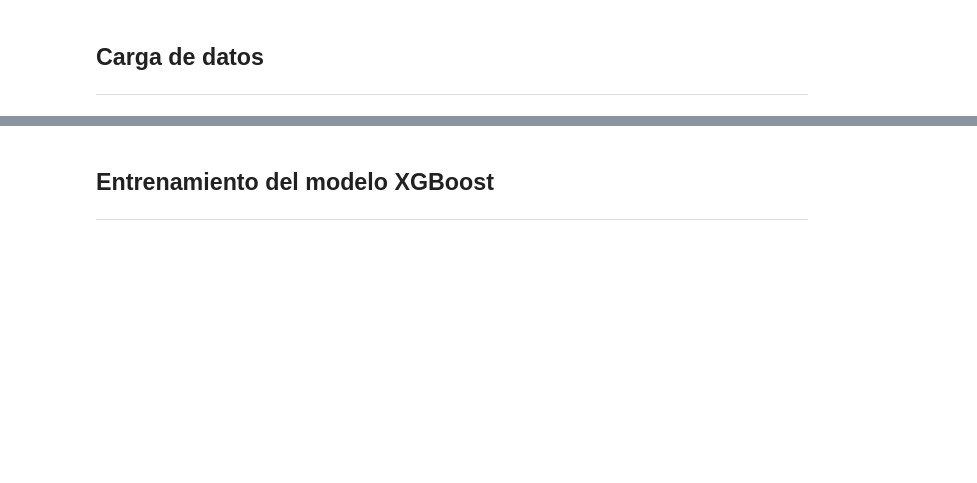
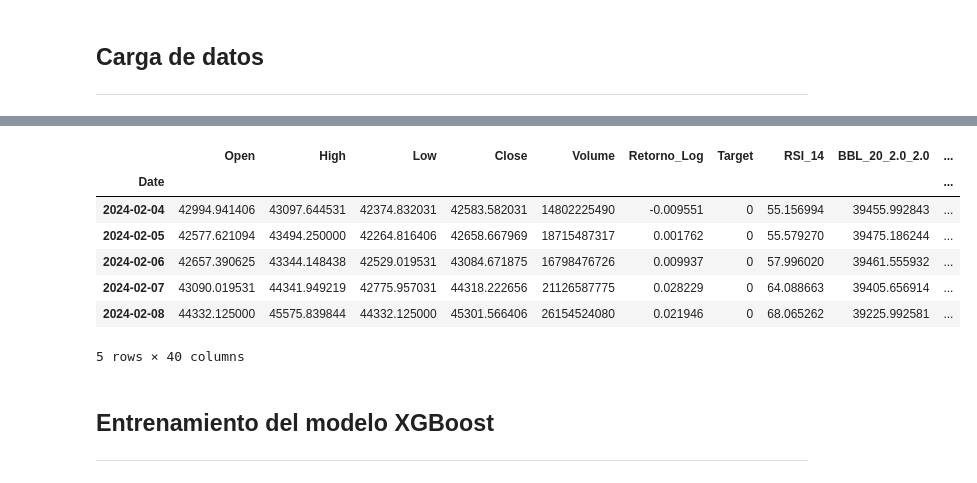
Before and after one commit to julesaccm/Apex-project, a Jupyter notebook: notebooks/hyperparameter_tunning.ipynb, the cells around one changed output, grey strips where cells are left out. Drawn from its saved outputs; the diff is of its cells as text; code cells hidden in the pictures; blank space fills up the shorter version.

Commit message:
refactor/feature: Se crea el modulo_apex y se concluye optimizacion

```diff
--- a/notebooks/hyperparameter_tunning.ipynb
+++ b/notebooks/hyperparameter_tunning.ipynb
@@ -4,19 +4,25 @@
 # %% [markdown]
 ### Configuración de ambiente
 # %%
-import yfinance as yf
 import pandas as pd
 import numpy as np
 
 import matplotlib.pyplot as plt
 import seaborn as sns
 
-import pandas_ta as ta
-
 import xgboost as xgb
 from sklearn.preprocessing import LabelEncoder
 
 import lightgbm as lgb
 
+# Carga de modulos_apex
+from modulos_apex_dev import BTC_DataExtractor as btc_etl
+from modulos_apex_dev import trading_backtester as tbt
+
+import os
+from pathlib import Path
+import sys
 import warnings
 warnings.filterwarnings("ignore")
+
+CURRENT_DIR = os.getcwd()
@@ -361,3 +104,14 @@ Nuevas variables macro disponibles para el modelo:
+# %%
+df_final.head()
+# %% [output]
+|  | Open | High | Low | Close | Volume | Retorno_Log | Target | RSI_14 | BBL_20_2.0_2.0 | ... |
+| Date |  |  |  |  |  |  |  |  |  | ... |
+| 2024-02-04 | 42994.941406 | 43097.644531 | 42374.832031 | 42583.582031 | 14802225490 | -0.009551 | 0 | 55.156994 | 39455.992843 | ... |
+| 2024-02-05 | 42577.621094 | 43494.250000 | 42264.816406 | 42658.667969 | 18715487317 | 0.001762 | 0 | 55.579270 | 39475.186244 | ... |
+| 2024-02-06 | 42657.390625 | 43344.148438 | 42529.019531 | 43084.671875 | 16798476726 | 0.009937 | 0 | 57.996020 | 39461.555932 | ... |
+| 2024-02-07 | 43090.019531 | 44341.949219 | 42775.957031 | 44318.222656 | 21126587775 | 0.028229 | 0 | 64.088663 | 39405.656914 | ... |
+| 2024-02-08 | 44332.125000 | 45575.839844 | 44332.125000 | 45301.566406 | 26154524080 | 0.021946 | 0 | 68.065262 | 39225.992581 | ... |
+5 rows × 40 columns
 # %% [markdown]
 ## Entrenamiento del modelo XGBoost
 ---
```
Also changed, not shown: parts of 29 cells of this notebook, 8 other files.
